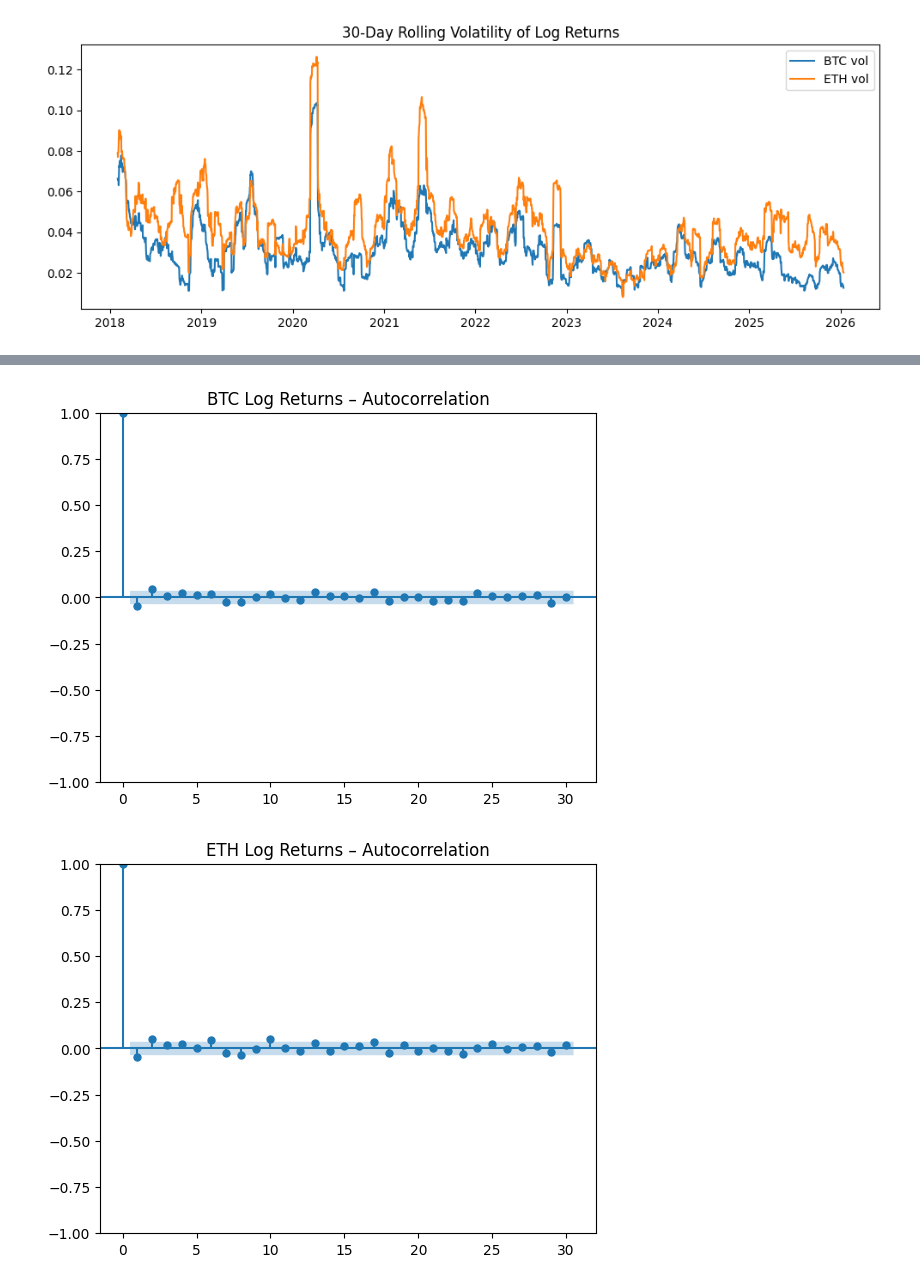
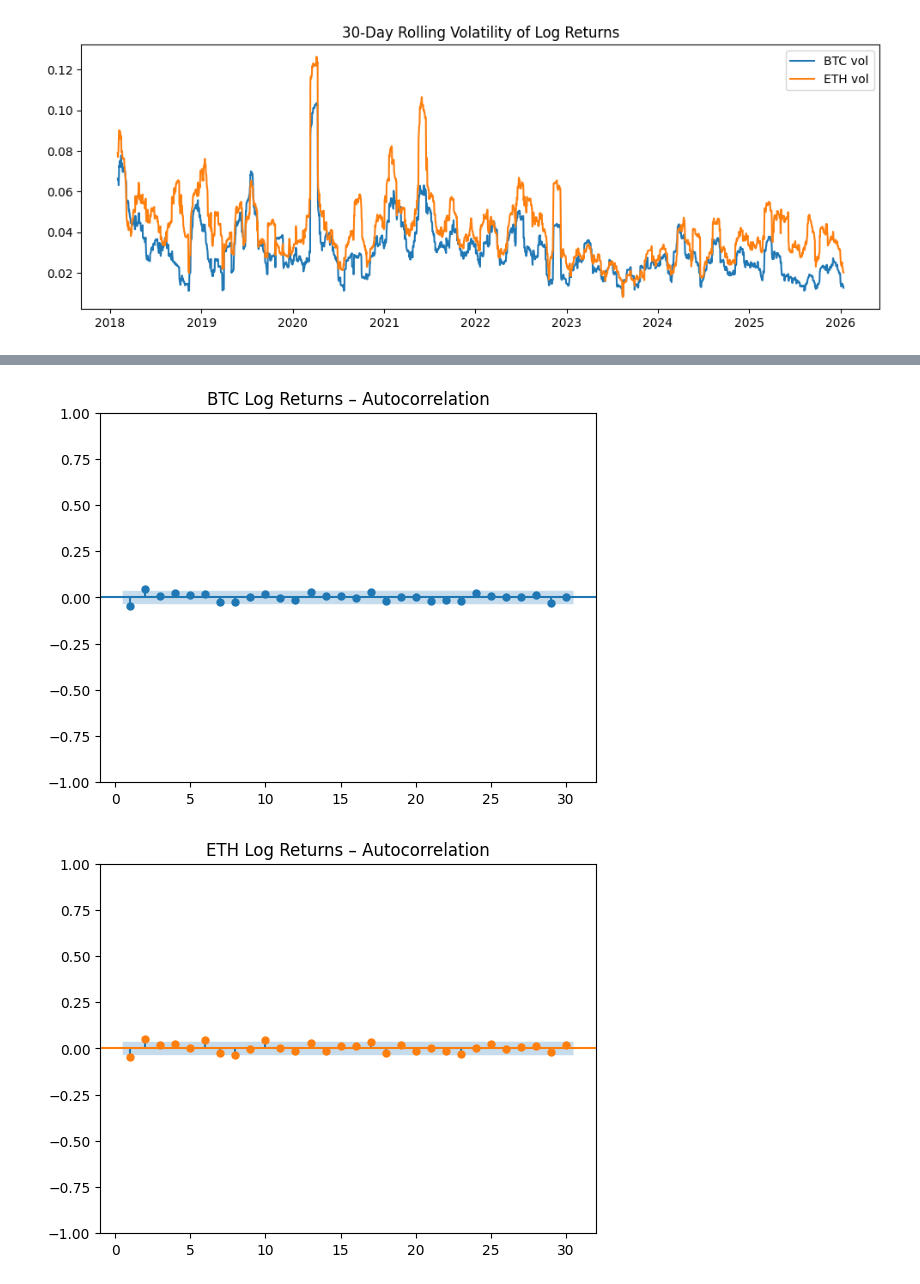
Before and after one commit to m4rthaswur1d/crypto-arima, a Jupyter notebook: notebooks/01_EDA.ipynb, the cells around one changed output, grey strips where cells are left out. Saved outputs shown, nothing was run; the diff lists cells and outputs as text; code cells hidden in the pictures.

```diff
--- a/notebooks/01_EDA.ipynb
+++ b/notebooks/01_EDA.ipynb
@@ -157,13 +153,23 @@ plt.show()
 # %%
 from statsmodels.graphics.tsaplots import plot_acf
 
-plot_acf(returns["btc_usd_logret"], lags=30)
+plot_acf(
+    returns["btc_usd_logret"],
+    lags=30,
+    zero=False,          # remove lag 0
+    color="tab:blue"
+)
 plt.title("BTC Log Returns – Autocorrelation")
 plt.show()
 
-plot_acf(returns["eth_usd_logret"], lags=30)
+plot_acf(
+    returns["eth_usd_logret"],
+    lags=30,
+    zero=False,          # remove lag 0
+    color="tab:orange"
+)
 plt.title("ETH Log Returns – Autocorrelation")
 plt.show()
 # %% [output]
-[figure, old version]
+[figure, new version]
-[figure, old version]
+[figure, new version]
```
Also changed, not shown: parts of 12 cells of this notebook, 3 other files.
